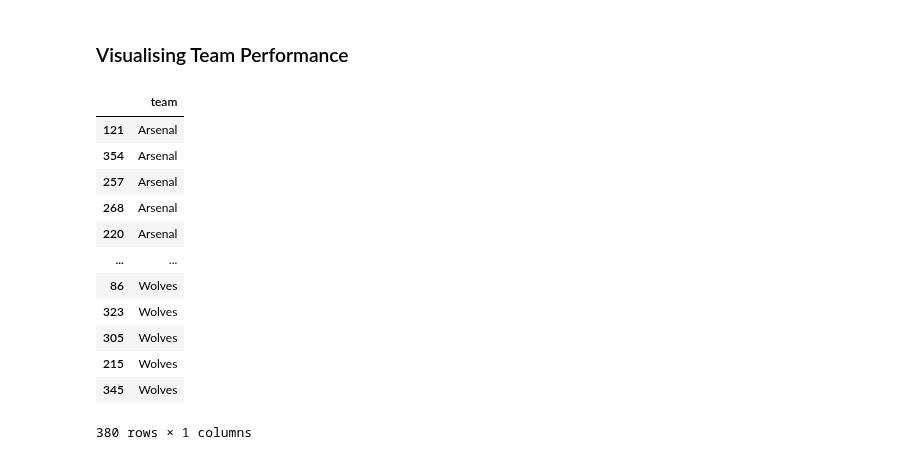
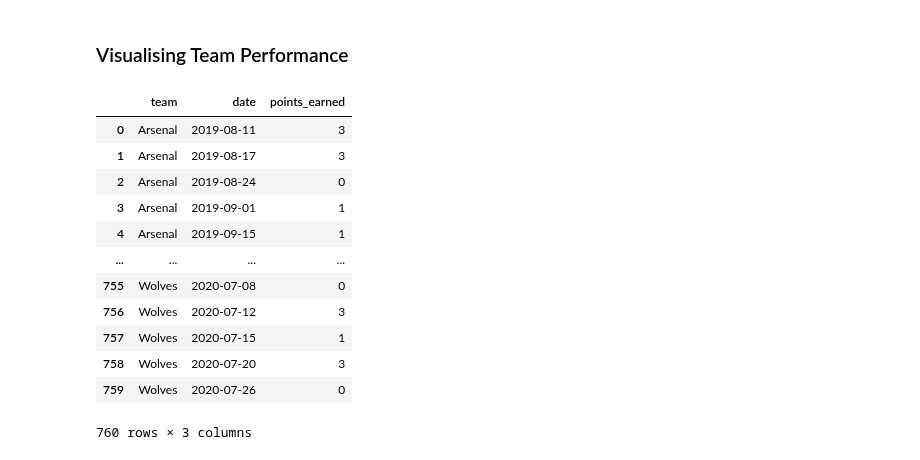
Before and after one commit to CharlesPeterMcCarthy/english-premier-league-2019-2020-statistical-analysis, a Jupyter notebook: epl-2019-2020.ipynb, the cells around one changed output. Drawn from its saved outputs; the diff is of its cells as text; code cells hidden in the pictures.

```diff
--- a/epl-2019-2020.ipynb
+++ b/epl-2019-2020.ipynb
@@ -1732,21 +1733,34 @@ pre_covid_home_win_counts.merge(post_covid_home_win_counts, how='left', on='home
 | 19 | Wolves | 5 | 15 | 33.333333 | 3 | 4 | ... |
 # %% [markdown]
 ### Visualising Team Performance
+# %%
+def get_match_points_earned(is_at_home, result):
+    if result == 'D':
+        return 1
+    if is_at_home and result == 'H':
+        return 3
+    if is_at_home and result == 'A':
+        return 0
+    if not is_at_home and result == 'H':
+        return 0
+    if not is_at_home and result == 'A':
+        return 3
 # %%
-team_points = pd.DataFrame([{'team': x.home_team} for x in matches_df.itertuples()]).sort_values('team', ascending=True)
+team_points = pd.DataFrame([{'team': x.home_team, 'date': x.date, 'points_earned': get_match_points_earned(True, x.full_time_result)} for x in matches_df.itertuples()])
+team_points = team_points.append([{'team': x.away_team, 'date': x.date, 'points_earned': get_match_points_earned(False, x.full_time_result)} for x in matches_df.itertuples()]).sort_values(['team', 'date'], ascending=True).reset_index(drop=True)
 
 team_points
 # %% [output]
-|  | team |
-| 121 | Arsenal |
-| 354 | Arsenal |
-| 257 | Arsenal |
-| 268 | Arsenal |
-| 220 | Arsenal |
-| ... | ... |
-| 86 | Wolves |
-| 323 | Wolves |
-| 305 | Wolves |
-| 215 | Wolves |
-| 345 | Wolves |
+|  | team | date | points_earned |
+| 0 | Arsenal | 2019-08-11 | 3 |
+| 1 | Arsenal | 2019-08-17 | 3 |
+| 2 | Arsenal | 2019-08-24 | 0 |
+| 3 | Arsenal | 2019-09-01 | 1 |
+| 4 | Arsenal | 2019-09-15 | 1 |
+| ... | ... | ... | ... |
+| 755 | Wolves | 2020-07-08 | 0 |
+| 756 | Wolves | 2020-07-12 | 3 |
+| 757 | Wolves | 2020-07-15 | 1 |
+| 758 | Wolves | 2020-07-20 | 3 |
+| 759 | Wolves | 2020-07-26 | 0 |
-380 rows × 1 columns
+760 rows × 3 columns
```
Also changed, not shown: parts of 13 cells of this notebook.
